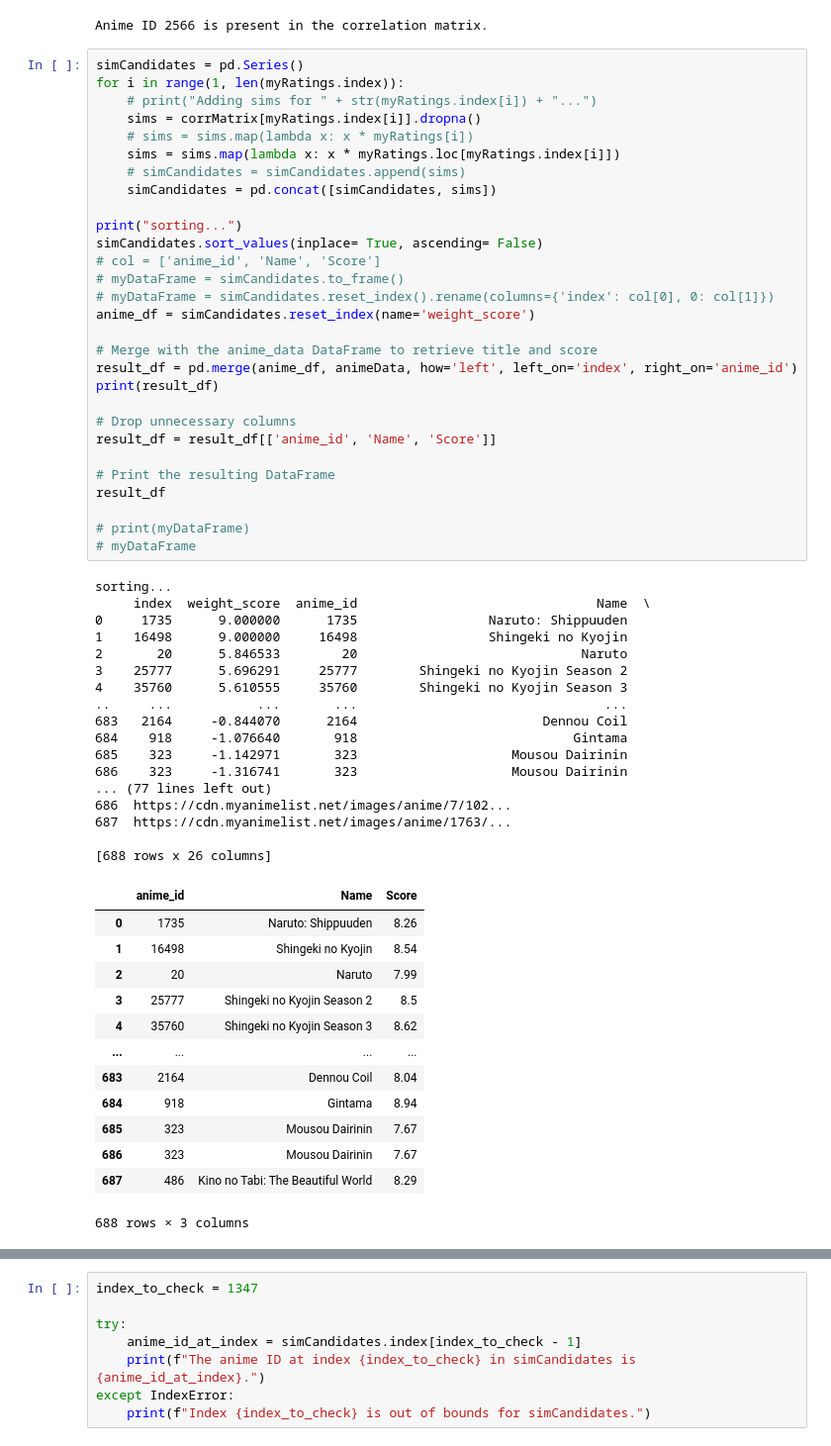
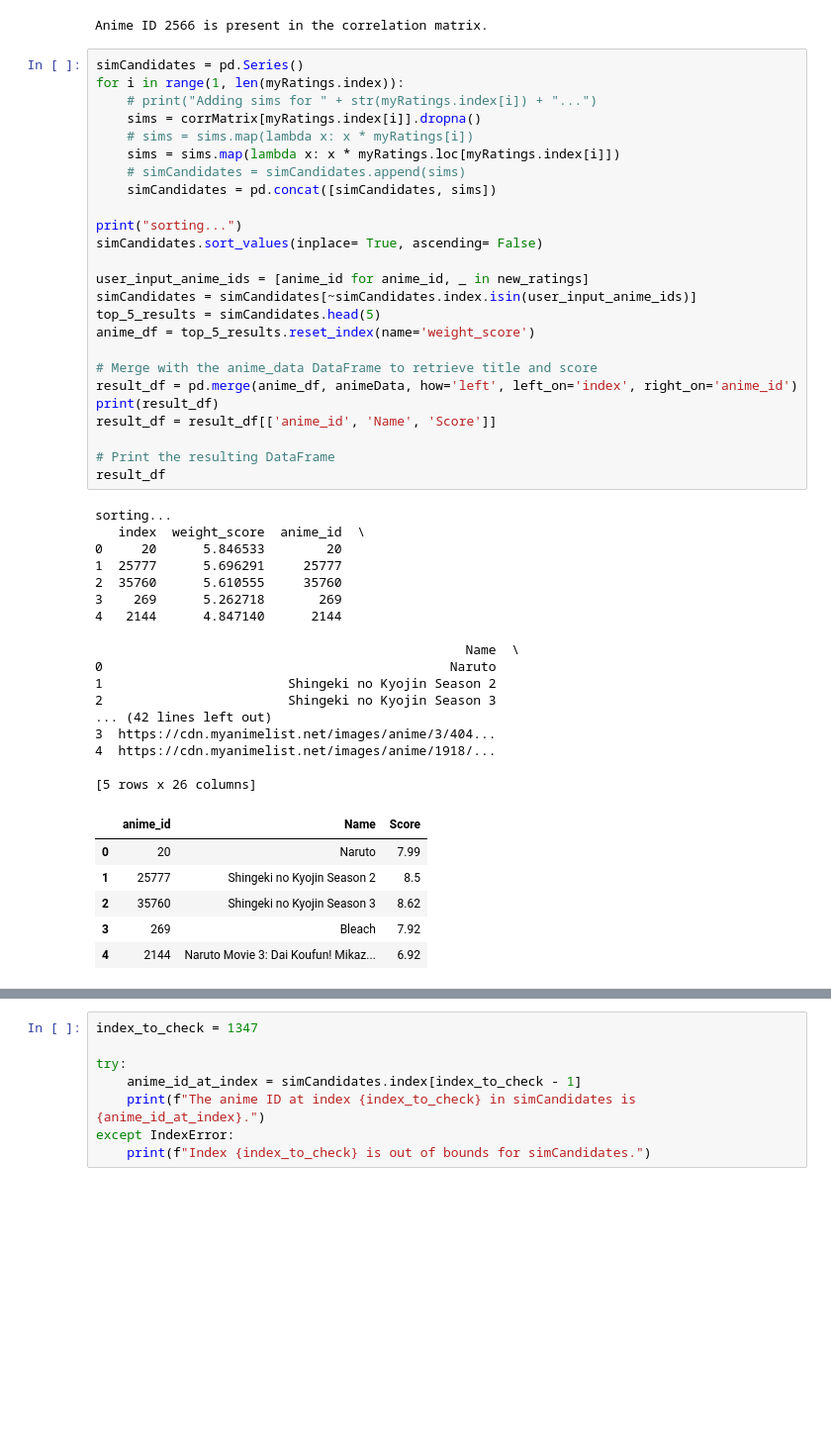
Before and after one commit to Phanuruj3146/AniMatch, a Jupyter notebook: ItembasedCollaborative/itemBasedRec.ipynb, the cells around one changed output, grey strips where cells are left out. Shown: that part at 99% size. Drawn from its saved outputs; the diff is of its cells as text; blank space fills up the shorter version.

Commit message:
fix anime duplicate and show only top 5

```diff
--- a/ItembasedCollaborative/itemBasedRec.ipynb
+++ b/ItembasedCollaborative/itemBasedRec.ipynb
@@ -130,63 +130,52 @@ Anime ID 2566 is present in the correlation matrix.
 # %%
 simCandidates = pd.Series()
 for i in range(1, len(myRatings.index)):
     # print("Adding sims for " + str(myRatings.index[i]) + "...")
     sims = corrMatrix[myRatings.index[i]].dropna()
     # sims = sims.map(lambda x: x * myRatings[i])
     sims = sims.map(lambda x: x * myRatings.loc[myRatings.index[i]])
     # simCandidates = simCandidates.append(sims)
     simCandidates = pd.concat([simCandidates, sims])
 
 print("sorting...")
 simCandidates.sort_values(inplace= True, ascending= False)
-# col = ['anime_id', 'Name', 'Score']
-# myDataFrame = simCandidates.to_frame()
-# myDataFrame = simCandidates.reset_index().rename(columns={'index': col[0], 0: col[1]})
-anime_df = simCandidates.reset_index(name='weight_score')
+
+user_input_anime_ids = [anime_id for anime_id, _ in new_ratings]
+simCandidates = simCandidates[~simCandidates.index.isin(user_input_anime_ids)]
+top_5_results = simCandidates.head(5)
+anime_df = top_5_results.reset_index(name='weight_score')
 
 # Merge with the anime_data DataFrame to retrieve title and score
 result_df = pd.merge(anime_df, animeData, how='left', left_on='index', right_on='anime_id')
 print(result_df)
-
-# Drop unnecessary columns
 result_df = result_df[['anime_id', 'Name', 'Score']]
 
 # Print the resulting DataFrame
 result_df
-
-# print(myDataFrame)
-# myDataFrame
 # %% [output]
 sorting...
-     index  weight_score  anime_id                               Name  \
-0     1735      9.000000      1735                 Naruto: Shippuuden
-1    16498      9.000000     16498                 Shingeki no Kyojin
-2       20      5.846533        20                             Naruto
-3    25777      5.696291     25777        Shingeki no Kyojin Season 2
-4    35760      5.610555     35760        Shingeki no Kyojin Season 3
-..     ...           ...       ...                                ...
-683   2164     -0.844070      2164                        Dennou Coil
-684    918     -1.076640       918                            Gintama
-685    323     -1.142971       323                    Mousou Dairinin
-686    323     -1.316741       323                    Mousou Dairinin
-... (77 lines left out)
-686  https://cdn.myanimelist.net/images/anime/7/102...
-687  https://cdn.myanimelist.net/images/anime/1763/...
+   index  weight_score  anime_id  \
+0     20      5.846533        20
+1  25777      5.696291     25777
+2  35760      5.610555     35760
+3    269      5.262718       269
+4   2144      4.847140      2144
 
-[688 rows x 26 columns]
+                                                Name  \
+0                                             Naruto
+1                        Shingeki no Kyojin Season 2
+2                        Shingeki no Kyojin Season 3
+... (42 lines left out)
+3  https://cdn.myanimelist.net/images/anime/3/404...
+4  https://cdn.myanimelist.net/images/anime/1918/...
+
+[5 rows x 26 columns]
 |  | anime_id | Name | Score |
-| 0 | 1735 | Naruto: Shippuuden | 8.26 |
-| 1 | 16498 | Shingeki no Kyojin | 8.54 |
-| 2 | 20 | Naruto | 7.99 |
-| 3 | 25777 | Shingeki no Kyojin Season 2 | 8.5 |
-| 4 | 35760 | Shingeki no Kyojin Season 3 | 8.62 |
-| ... | ... | ... | ... |
-| 683 | 2164 | Dennou Coil | 8.04 |
-| 684 | 918 | Gintama | 8.94 |
-| 685 | 323 | Mousou Dairinin | 7.67 |
-| 686 | 323 | Mousou Dairinin | 7.67 |
-| 687 | 486 | Kino no Tabi: The Beautiful World | 8.29 |
+| 0 | 20 | Naruto | 7.99 |
+| 1 | 25777 | Shingeki no Kyojin Season 2 | 8.5 |
+| 2 | 35760 | Shingeki no Kyojin Season 3 | 8.62 |
+| 3 | 269 | Bleach | 7.92 |
+| 4 | 2144 | Naruto Movie 3: Dai Koufun! Mikaz... | 6.92 |
-688 rows × 3 columns
 # %%
 anime_id_to_check = 14813
 
```
Also changed, not shown: parts of 2 cells of this notebook, 1 other file.
